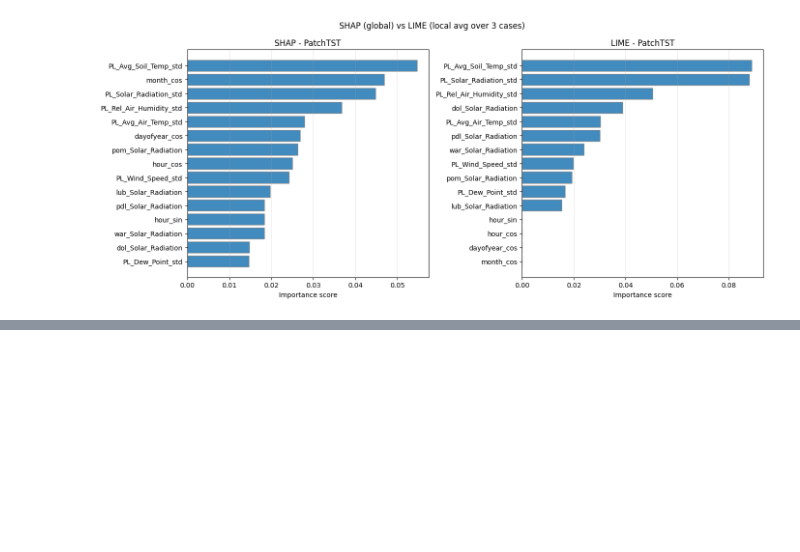
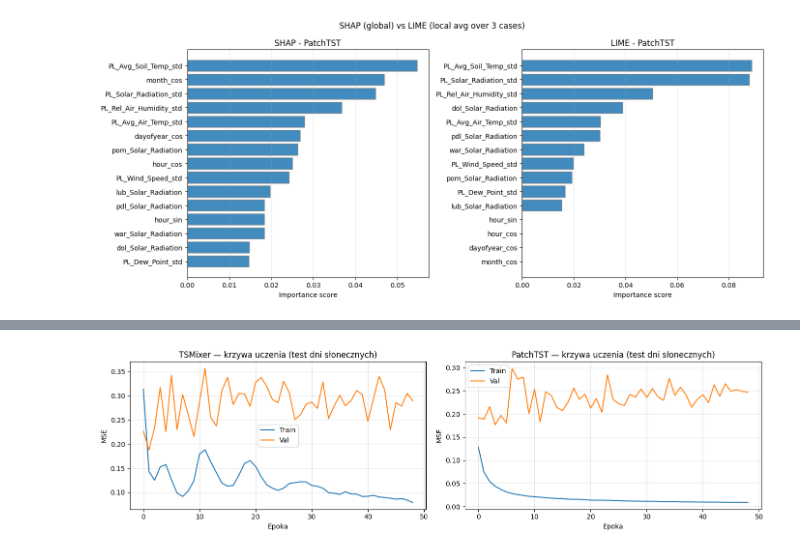
Before and after one commit to DuckDrivingTractor/Pracownia-Problemowa, a Jupyter notebook: pv_work/models_pv.ipynb, the cells around one changed output, grey strips where cells are left out. Saved outputs shown, nothing was run; the diff lists cells and outputs as text; code cells hidden in the pictures; blank space fills up the shorter version.

Commit message:
Adding pv predictionon sunny days and initalizing report work

```diff
--- a/pv_work/models_pv.ipynb
+++ b/pv_work/models_pv.ipynb
@@ -816,0 +824,3 @@ plt.show()
+# %%
+train_sn = pd.read_csv(f"{DATA_DIR}/dataset_sunny_train.csv", parse_dates=["Date"]).sort_values("Date").reset_index(drop=True)
+val_sn   = pd.read_csv(f"{DATA_DIR}/dataset_sunny_val.csv",   parse_dates=["Date"])
@@ -816,0 +854,12 @@ plt.show()
+# %%
+X_nn_tr_sn, y_nn_tr_sn = X_train_sn_seq[:-ISPLIT], y_train_sn_seq[:-ISPLIT]
+X_nn_vl_sn, y_nn_vl_sn = X_train_sn_seq[-ISPLIT:], y_train_sn_seq[-ISPLIT:]
+
+loader_tr_sn  = make_loader(X_nn_tr_sn, y_nn_tr_sn, shuffle=True)
+loader_vl_sn  = make_loader(X_nn_vl_sn, y_nn_vl_sn)
+loader_val_sn = make_loader(X_val_sn_seq, y_val_sn_seq)
+
+n_seq_sn = len(X_val_sn_seq)
+print(f"Trening (bez słonecznych dni): {train_sn.shape[0]:,} wierszy")
+print(f"X_train_sn : {X_train_sn_seq.shape} y_train_sn : {y_train_sn_seq.shape}")
+print(f"X_val_sn   : {X_val_sn_seq.shape}  ({n_seq_sn} słonecznych dni × 24h)  y_val_sn : {y_val_sn_seq.shape}")
@@ -816,0 +902,19 @@ plt.show()
+# %%
+patchtst_sn = PatchTST(
+    seq_len    = LOOKBACK,
+    horizon    = HORIZON,
+    n_features = features_nmbr,
+    patch_len  = 8,
+    d_model    = 64,
+    n_heads    = 4,
+    n_layers   = 2,
+    dropout    = 0.1,
+).to(DEVICE)
+print(f"PatchTST trainable parameters: {sum(p.numel() for p in patchtst_sn.parameters()):,}")
+
+print("Training PatchTST...")
+history_pt_sn = train_model(
+    patchtst_sn, loader_tr_sn, loader_vl_sn,
+    epochs=MAX_EPOCHS, min_epochs=MIN_EPOCHS, lr=LR,
+    weight_decay=1e-4, patience=PATIENCE, device=DEVICE,
+)
@@ -816,0 +951,13 @@ plt.show()
+# %%
+fig, axes = plt.subplots(1, 2, figsize=(14, 4))
+for ax, hist, title in [(axes[0], history_ts_sn, "TSMixer"), (axes[1], history_pt_sn, "PatchTST")]:
+    ax.plot(hist["train_loss"], label="Train")
+    ax.plot(hist["val_loss"],   label="Val")
+    ax.set_title(f"{title} — krzywa uczenia (test dni słonecznych)")
+    ax.set_xlabel("Epoka"); ax.set_ylabel("MSE")
+    ax.legend()
+    ax.grid(alpha=0.3)
+plt.tight_layout()
+plt.show()
+# %% [output]
+[figure, added]
```
Also changed, not shown: parts of 17 cells of this notebook, 3 other files.
